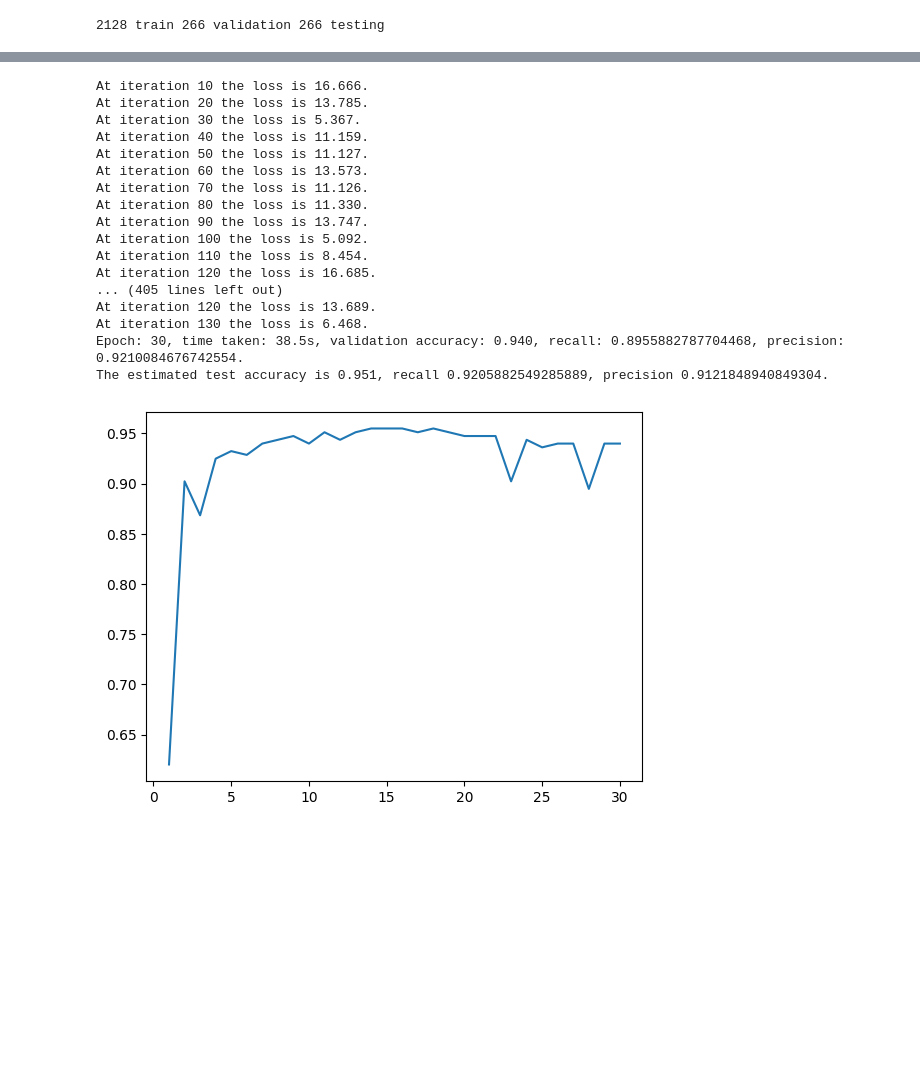
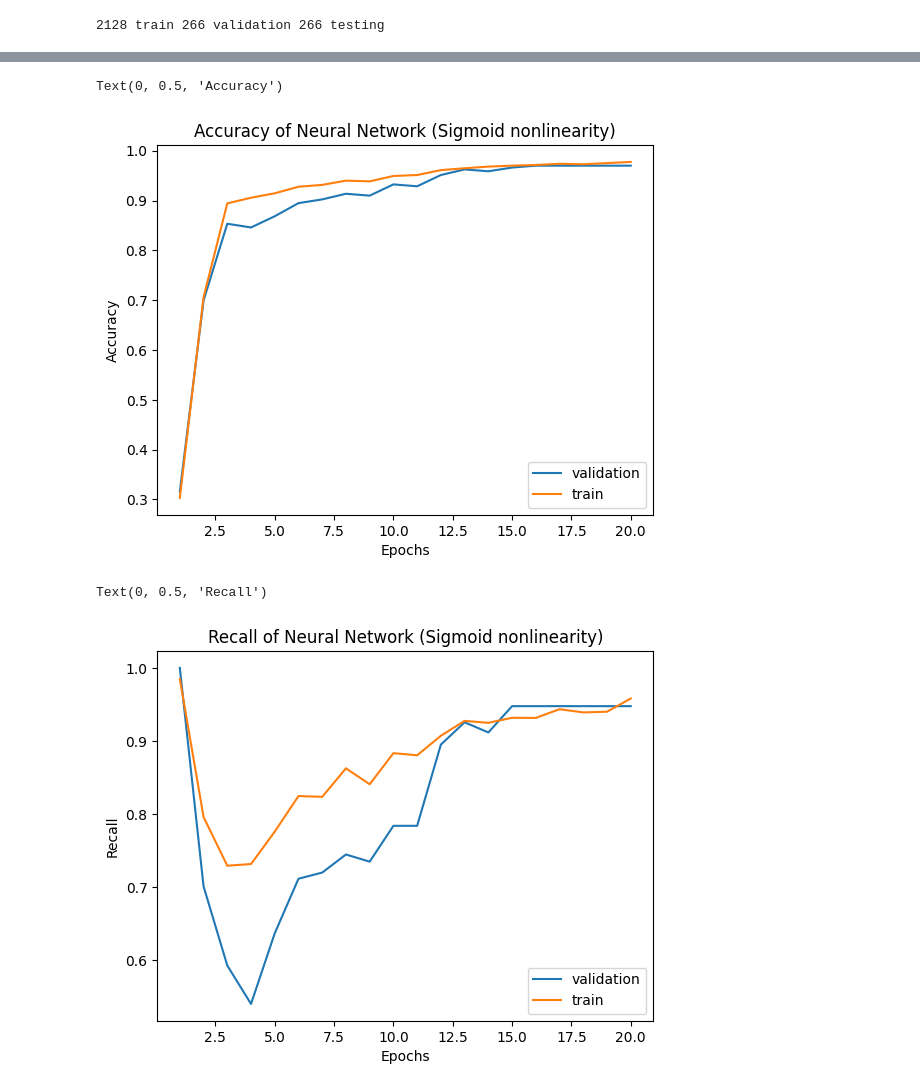
Before and after one commit to cvilter/advML_finalProject, a Jupyter notebook: DNN.ipynb, the cells around one changed output, grey strips where cells are left out. Drawn from its saved outputs; the diff is of its cells as text; code cells hidden in the pictures; blank space fills up the shorter version.

```diff
--- a/DNN.ipynb
+++ b/DNN.ipynb
@@ -41,6 +26,0 @@ df_1
-# %%
-bills_too_long = []
-for i, row in df_1.iterrows():
-    if len(row['text']) > 5000:
-        bills_too_long.append(i)
-len(bills_too_long)
@@ -283,44 +263,20 @@ model = NNClassifier(vocab_size = len(vocab),
-# %%
-import time
-import matplotlib.pyplot as plt
-%matplotlib inline
-
-EPOCHS = 30 # epoch
-optimizer = torch.optim.Adam(model.parameters(), lr=1e-4)
-
-accuracies=[]
-recalls=[]
-precisions=[]
-for epoch in range(1, EPOCHS + 1):
-    epoch_start_time = time.time()
-    train_an_epoch(train_dataloader, optimizer)
-    accuracy, recall, precision = get_accuracy(valid_dataloader)
-    accuracies.append(accuracy)
-    recalls.append(recall)
-    precisions.append(precision)
-    time_taken = time.time() - epoch_start_time
-    print(f'Epoch: {epoch}, time taken: {time_taken:.1f}s, validation accuracy: {accuracy:.3f}, recall: {recall}, precision: {precision}.')
-
-plt.plot(range(1, EPOCHS+1), accuracies)
-
-accuracy, recall, precision = get_accuracy(test_dataloader)
-print(f'The estimated test accuracy is {accuracy:.3f}, recall {recall}, precision {precision}.')
-# %% [output]
-At iteration 10 the loss is 16.666.
-At iteration 20 the loss is 13.785.
-At iteration 30 the loss is 5.367.
-At iteration 40 the loss is 11.159.
-At iteration 50 the loss is 11.127.
-At iteration 60 the loss is 13.573.
-At iteration 70 the loss is 11.126.
-At iteration 80 the loss is 11.330.
-At iteration 90 the loss is 13.747.
-At iteration 100 the loss is 5.092.
-At iteration 110 the loss is 8.454.
-At iteration 120 the loss is 16.685.
-... (405 lines left out)
-At iteration 120 the loss is 13.689.
-At iteration 130 the loss is 6.468.
-Epoch: 30, time taken: 38.5s, validation accuracy: 0.940, recall: 0.8955882787704468, precision: 0.9210084676742554.
-The estimated test accuracy is 0.951, recall 0.9205882549285889, precision 0.9121848940849304.
-[figure, removed]
+# %%
+plt.plot(range(1, EPOCHS+1), accuracies_val_sig, label='validation')
+plt.plot(range(1, EPOCHS+1), accuracies_train_sig, label='train')
+plt.title('Accuracy of Neural Network (Sigmoid nonlinearity)')
+plt.legend()
+plt.xlabel('Epochs')
+plt.ylabel('Accuracy')
+# %% [output]
+Text(0, 0.5, 'Accuracy')
+[figure, added]
+# %%
+plt.plot(range(1, EPOCHS+1), recalls_val_sig, label='validation')
+plt.plot(range(1, EPOCHS+1), recalls_train_sig, label='train')
+plt.title('Recall of Neural Network (Sigmoid nonlinearity)')
+plt.legend()
+plt.xlabel('Epochs')
+plt.ylabel('Recall')
+# %% [output]
+Text(0, 0.5, 'Recall')
+[figure, added]
```
Also changed, not shown: parts of 27 cells of this notebook, 4 other files.
